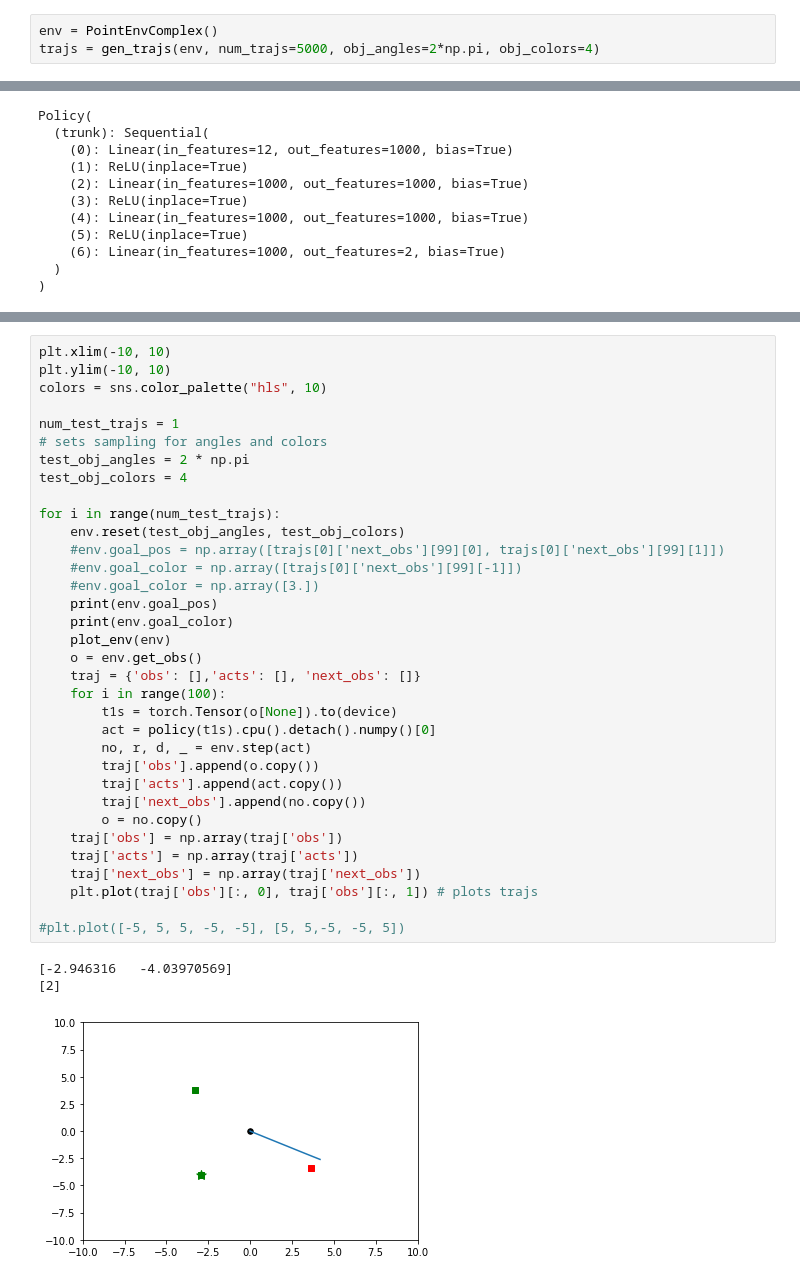
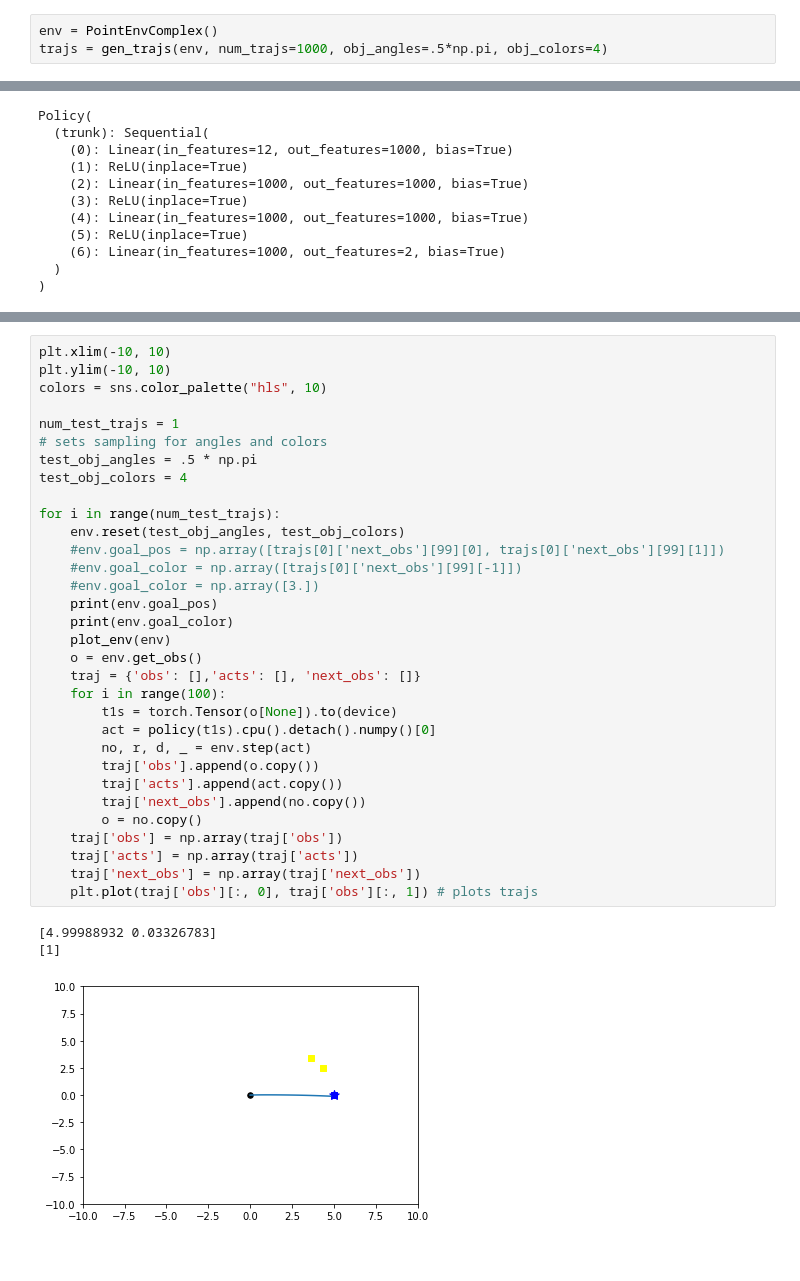
Before and after one commit to andipeng/counterfactual-adaptation, a Jupyter notebook: toycomplex_gcbc.ipynb, the cells around one changed output, grey strips where cells are left out. Drawn from its saved outputs; the diff is of its cells as text.

```diff
--- a/toycomplex_gcbc.ipynb
+++ b/toycomplex_gcbc.ipynb
@@ -203,5 +235,5 @@ def gen_trajs(env, num_trajs=1, obj_angles=2*np.pi, obj_colors=4):
     return trajs
 # %%
 env = PointEnvComplex()
-trajs = gen_trajs(env, num_trajs=5000, obj_angles=2*np.pi, obj_colors=4)
+trajs = gen_trajs(env, num_trajs=1000, obj_angles=.5*np.pi, obj_colors=4)
 # %% [output]
@@ -309,36 +345,34 @@ plt.xlim(-10, 10)
 plt.ylim(-10, 10)
 colors = sns.color_palette("hls", 10)
 
 num_test_trajs = 1
 # sets sampling for angles and colors
-test_obj_angles = 2 * np.pi
+test_obj_angles = .5 * np.pi
 test_obj_colors = 4
 
 for i in range(num_test_trajs):
     env.reset(test_obj_angles, test_obj_colors)
     #env.goal_pos = np.array([trajs[0]['next_obs'][99][0], trajs[0]['next_obs'][99][1]])
     #env.goal_color = np.array([trajs[0]['next_obs'][99][-1]])
     #env.goal_color = np.array([3.])
     print(env.goal_pos)
     print(env.goal_color)
     plot_env(env)
     o = env.get_obs()
     traj = {'obs': [],'acts': [], 'next_obs': []}
     for i in range(100):
         t1s = torch.Tensor(o[None]).to(device)
         act = policy(t1s).cpu().detach().numpy()[0]
         no, r, d, _ = env.step(act)
         traj['obs'].append(o.copy())
         traj['acts'].append(act.copy())
         traj['next_obs'].append(no.copy())
         o = no.copy()
     traj['obs'] = np.array(traj['obs'])
     traj['acts'] = np.array(traj['acts'])
     traj['next_obs'] = np.array(traj['next_obs'])
     plt.plot(traj['obs'][:, 0], traj['obs'][:, 1]) # plots trajs
-
-#plt.plot([-5, 5, 5, -5, -5], [5, 5,-5, -5, 5])
 # %% [output]
-[-2.946316   -4.03970569]
-[2]
+[4.99988932 0.03326783]
+[1]
-[figure, old version]
+[figure, new version]
```
Also changed, not shown: parts of 4 cells of this notebook.
